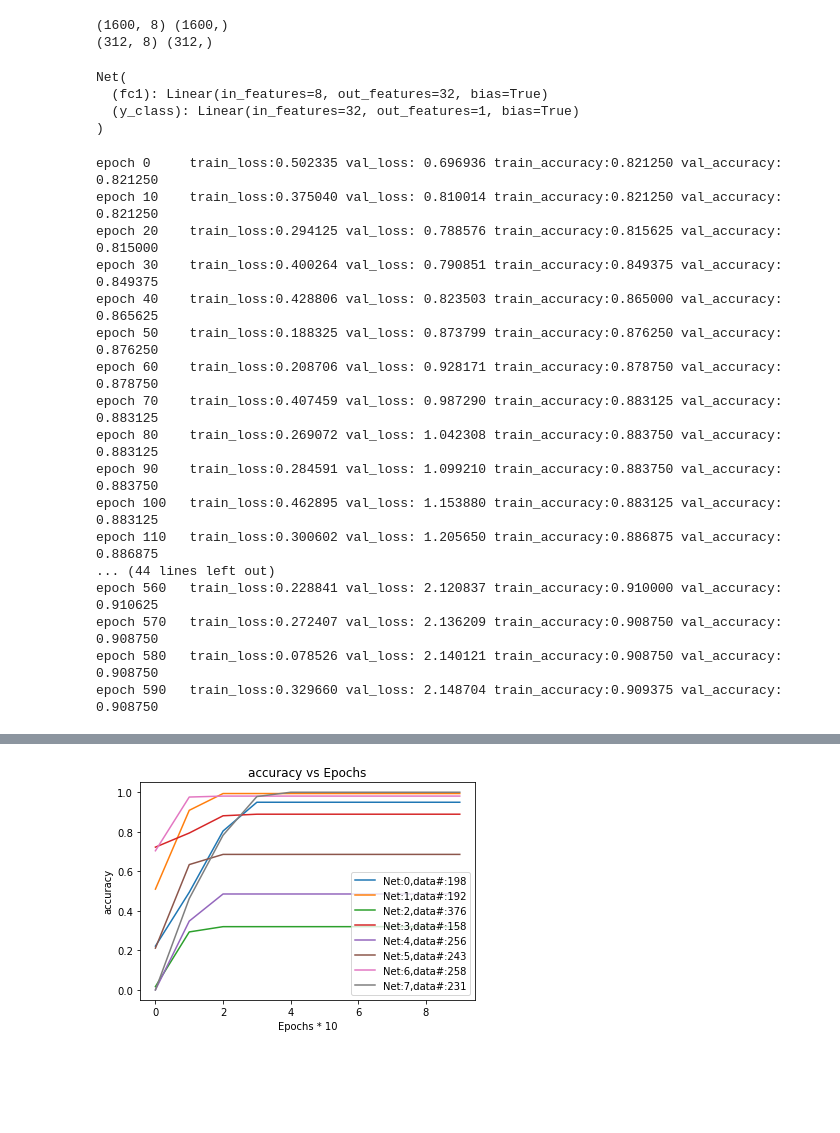
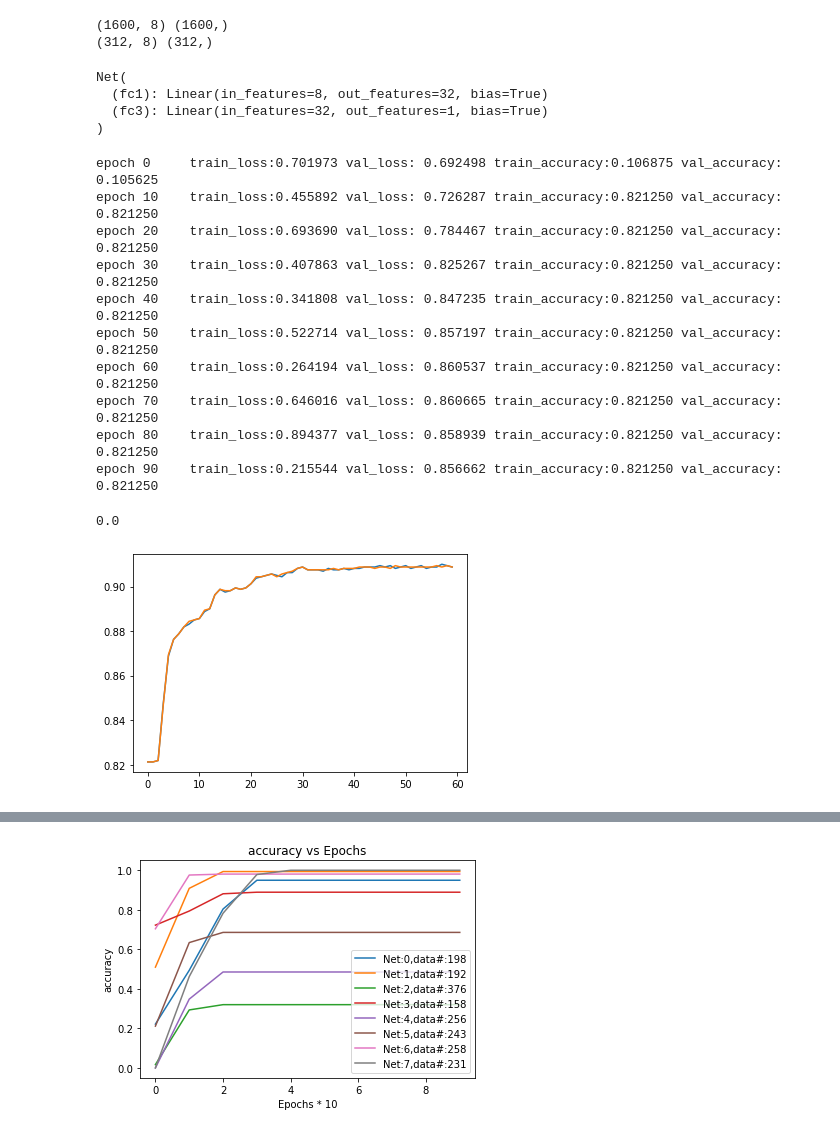
Before and after one commit to chupengrocky/HackthonClimate, a Jupyter notebook: notebook/PlayGound.ipynb, the cells around one changed output, grey strips where cells are left out. Saved outputs shown, nothing was run; the diff lists cells and outputs as text; code cells hidden in the pictures; blank space fills up the shorter version.

```diff
--- a/notebook/PlayGound.ipynb
+++ b/notebook/PlayGound.ipynb
@@ -348,12 +380,11 @@ epoch 180   train_loss:0.29985 val_loss: 0.29218 train_accuracy:1.00000 val_accu
 # %%
 
 data_np = f_dataf.to_numpy(dtype="float32")
-x_train = data_np[:1600,3:-2]
-x_val = data_np[1600:,3:-2]
+x_train = data_np[:1600,3:11]
+x_val = data_np[1600:,3:11]
 
-##### Specify the label category -1 for veg classification and -2 for carb regression
-y_train = data_np[:1600,-1]
-y_val = data_np[1600:,-1]
+y_train = data_np[:1600,12]
+y_val= data_np[1600:,12]
 
 ## Normalize the input data
 # sc = StandardScaler()
@@ -363,7 +394,8 @@ x_train = sc.fit_transform(x_train)
 
 x_val = sc.fit_transform(x_val)
 # y_val = (y_val-min(y_val))/(max(y_val)-min(y_val))
-
+y_train -= 1
+y_val -= 1
 
 print(x_train.shape,y_train.shape)
 print(x_val.shape,y_val.shape)
@@ -418,19 +450,19 @@ class Net(nn.Module):
     return x
 
 
-net = Net(x.shape[1])     # define the network
+net = Net(8)     # define the network
 # if torch.cuda.is_available():
 #     print("using Gpu")
 #     net = net.cuda()
 print(net)  # net architecture
 
-optimizer = torch.optim.SGD(net.parameters(), lr=0.005)
+optimizer = torch.optim.SGD(net.parameters(), lr=0.001)
 reg_loss_func = torch.nn.MSELoss()  # this is for regression mean squared loss
 class_loss_func = torch.nn.BCELoss()  # the target label is NOT an one-hotted
 # %% [output]
 Net(
   (fc1): Linear(in_features=8, out_features=32, bias=True)
-  (y_class): Linear(in_features=32, out_features=1, bias=True)
+  (fc3): Linear(in_features=32, out_features=1, bias=True)
 )
 # %%
 train_losses = []
@@ -438,7 +470,7 @@ train_accur = []
 val_losses = []
 val_accur = []
 
-for i in range(600):
+for i in range(100):
   for j,(x,y) in enumerate(trainloader):
 
     #calculate output
@@ -479,20 +511,24 @@ for i in range(600):
     val_accur.append(val_acc)
     print("epoch {:<5} train_loss:{:5f} val_loss: {:5f} train_accuracy:{:5f} val_accuracy: {:5f}".format(i,train_loss,val_loss,train_acc,val_acc))
 # %% [output]
-epoch 0     train_loss:0.502335 val_loss: 0.696936 train_accuracy:0.821250 val_accuracy: 0.821250
-epoch 10    train_loss:0.375040 val_loss: 0.810014 train_accuracy:0.821250 val_accuracy: 0.821250
-epoch 20    train_loss:0.294125 val_loss: 0.788576 train_accuracy:0.815625 val_accuracy: 0.815000
-epoch 30    train_loss:0.400264 val_loss: 0.790851 train_accuracy:0.849375 val_accuracy: 0.849375
-epoch 40    train_loss:0.428806 val_loss: 0.823503 train_accuracy:0.865000 val_accuracy: 0.865625
-epoch 50    train_loss:0.188325 val_loss: 0.873799 train_accuracy:0.876250 val_accuracy: 0.876250
-epoch 60    train_loss:0.208706 val_loss: 0.928171 train_accuracy:0.878750 val_accuracy: 0.878750
-epoch 70    train_loss:0.407459 val_loss: 0.987290 train_accuracy:0.883125 val_accuracy: 0.883125
-epoch 80    train_loss:0.269072 val_loss: 1.042308 train_accuracy:0.883750 val_accuracy: 0.883125
-epoch 90    train_loss:0.284591 val_loss: 1.099210 train_accuracy:0.883750 val_accuracy: 0.883750
-epoch 100   train_loss:0.462895 val_loss: 1.153880 train_accuracy:0.883125 val_accuracy: 0.883125
-epoch 110   train_loss:0.300602 val_loss: 1.205650 train_accuracy:0.886875 val_accuracy: 0.886875
-... (44 lines left out)
-epoch 560   train_loss:0.228841 val_loss: 2.120837 train_accuracy:0.910000 val_accuracy: 0.910625
-epoch 570   train_loss:0.272407 val_loss: 2.136209 train_accuracy:0.908750 val_accuracy: 0.908750
-epoch 580   train_loss:0.078526 val_loss: 2.140121 train_accuracy:0.908750 val_accuracy: 0.908750
-epoch 590   train_loss:0.329660 val_loss: 2.148704 train_accuracy:0.909375 val_accuracy: 0.908750
+epoch 0     train_loss:0.701973 val_loss: 0.692498 train_accuracy:0.106875 val_accuracy: 0.105625
+epoch 10    train_loss:0.455892 val_loss: 0.726287 train_accuracy:0.821250 val_accuracy: 0.821250
+epoch 20    train_loss:0.693690 val_loss: 0.784467 train_accuracy:0.821250 val_accuracy: 0.821250
+epoch 30    train_loss:0.407863 val_loss: 0.825267 train_accuracy:0.821250 val_accuracy: 0.821250
+epoch 40    train_loss:0.341808 val_loss: 0.847235 train_accuracy:0.821250 val_accuracy: 0.821250
+epoch 50    train_loss:0.522714 val_loss: 0.857197 train_accuracy:0.821250 val_accuracy: 0.821250
+epoch 60    train_loss:0.264194 val_loss: 0.860537 train_accuracy:0.821250 val_accuracy: 0.821250
+epoch 70    train_loss:0.646016 val_loss: 0.860665 train_accuracy:0.821250 val_accuracy: 0.821250
+epoch 80    train_loss:0.894377 val_loss: 0.858939 train_accuracy:0.821250 val_accuracy: 0.821250
+epoch 90    train_loss:0.215544 val_loss: 0.856662 train_accuracy:0.821250 val_accuracy: 0.821250
+# %%
+predicted.reshape(-1).detach().numpy().round().sum()
+# %% [output]
+0.0
+# %%
+
+plt.plot(train_accur)
+plt.plot(val_accur)
+plt.show()
+# %% [output]
+[figure, added]
```
Also changed, not shown: parts of 21 cells of this notebook, 9 other files.
